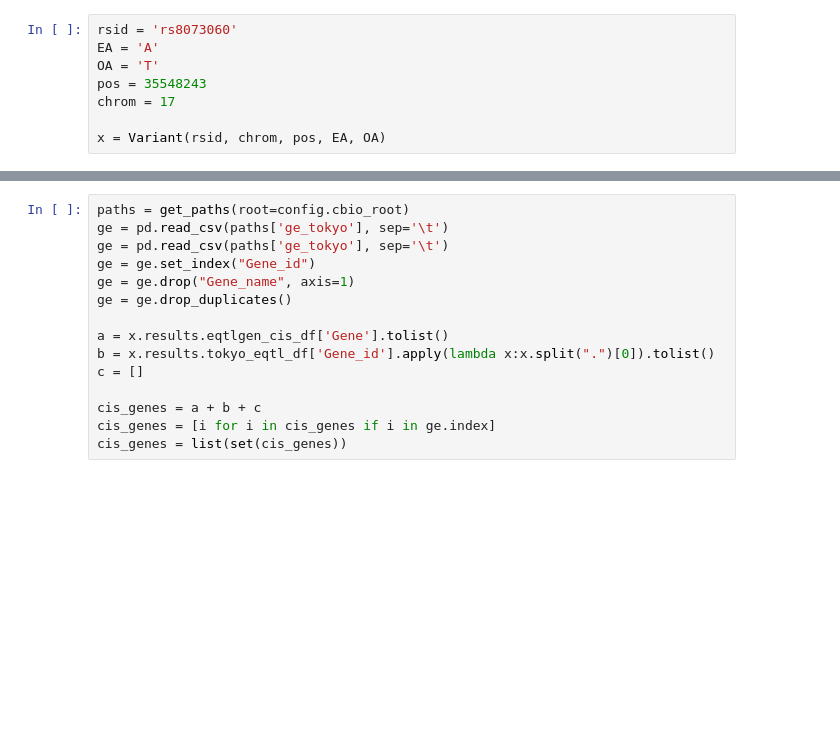
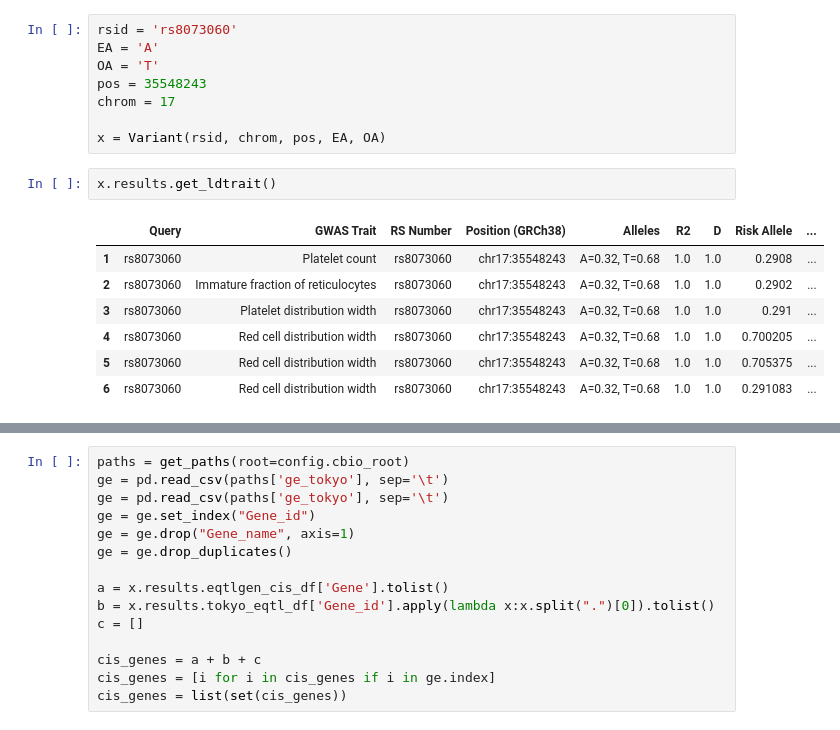
Before and after one commit to zainomarali/ImmuneGWAS, a Jupyter notebook: trans.ipynb, the cells around one changed output, grey strips where cells are left out. Drawn from its saved outputs; the diff is of its cells as text; blank space fills up the shorter version.

```diff
--- a/trans.ipynb
+++ b/trans.ipynb
@@ -242,3 +242,13 @@ pos = 35548243
 chrom = 17
 
 x = Variant(rsid, chrom, pos, EA, OA)
+# %%
+x.results.get_ldtrait()
+# %% [output]
+|  | Query | GWAS Trait | RS Number | Position (GRCh38) | Alleles | R2 | D | Risk Allele | ... |
+| 1 | rs8073060 | Platelet count | rs8073060 | chr17:35548243 | A=0.32, T=0.68 | 1.0 | 1.0 | 0.2908 | ... |
+| 2 | rs8073060 | Immature fraction of reticulocytes | rs8073060 | chr17:35548243 | A=0.32, T=0.68 | 1.0 | 1.0 | 0.2902 | ... |
+| 3 | rs8073060 | Platelet distribution width | rs8073060 | chr17:35548243 | A=0.32, T=0.68 | 1.0 | 1.0 | 0.291 | ... |
+| 4 | rs8073060 | Red cell distribution width | rs8073060 | chr17:35548243 | A=0.32, T=0.68 | 1.0 | 1.0 | 0.700205 | ... |
+| 5 | rs8073060 | Red cell distribution width | rs8073060 | chr17:35548243 | A=0.32, T=0.68 | 1.0 | 1.0 | 0.705375 | ... |
+| 6 | rs8073060 | Red cell distribution width | rs8073060 | chr17:35548243 | A=0.32, T=0.68 | 1.0 | 1.0 | 0.291083 | ... |
```
Also changed, not shown: parts of 2 cells of this notebook.
